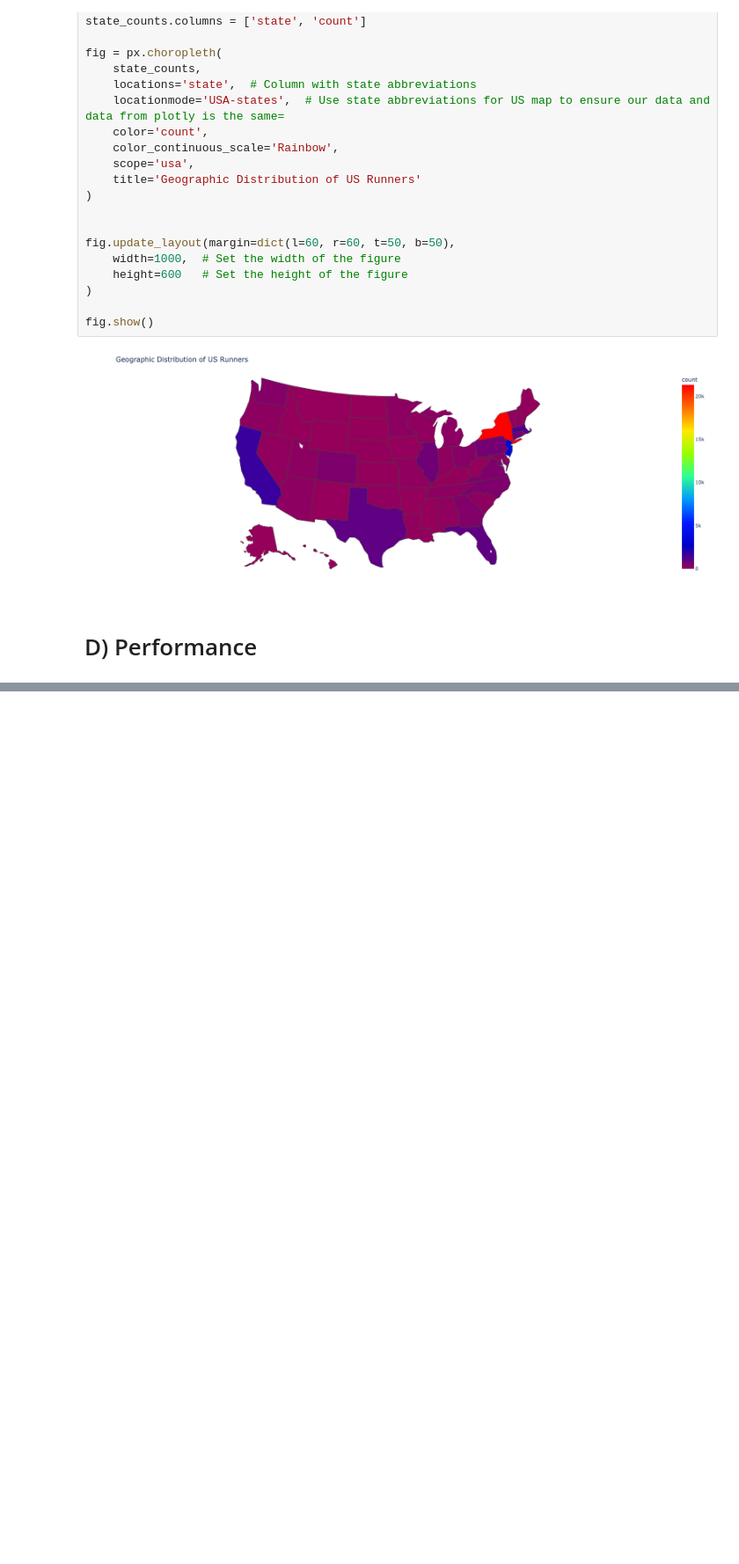
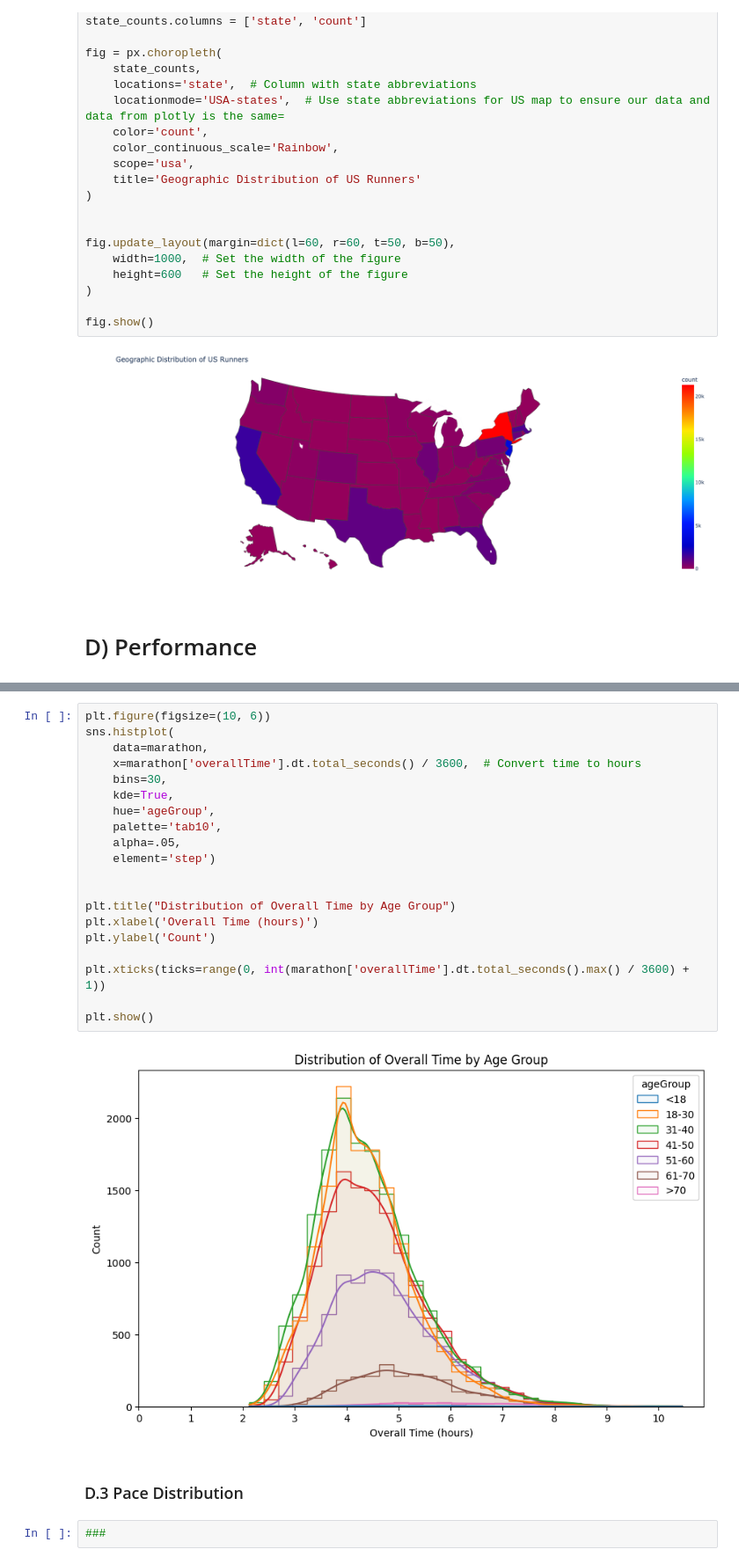
Before and after one commit to ishanmishra128/NYC2024MarathonAnalysis, a Jupyter notebook: MarathonAnalysis.ipynb, the cells around one changed output, grey strips where cells are left out. Shown: that part at 88% size. Drawn from its saved outputs; the diff is of its cells as text; blank space fills up the shorter version.

```diff
--- a/MarathonAnalysis.ipynb
+++ b/MarathonAnalysis.ipynb
@@ -230,0 +287,26 @@ fig.show()
+# %%
+plt.figure(figsize=(10, 6))
+sns.histplot(
+    data=marathon,
+    x=marathon['overallTime'].dt.total_seconds() / 3600,  # Convert time to hours
+    bins=30,
+    kde=True,
+    hue='ageGroup',
+    palette='tab10',
+    alpha=.05,
+    element='step')
+
+
+plt.title("Distribution of Overall Time by Age Group")
+plt.xlabel('Overall Time (hours)')
+plt.ylabel('Count')
+
+plt.xticks(ticks=range(0, int(marathon['overallTime'].dt.total_seconds().max() / 3600) + 1))
+
+plt.show()
+# %% [output]
+[figure, added]
+# %% [markdown]
+### D.3 Pace Distribution
+# %%
+###
```
Also changed, not shown: parts of 5 cells of this notebook.
